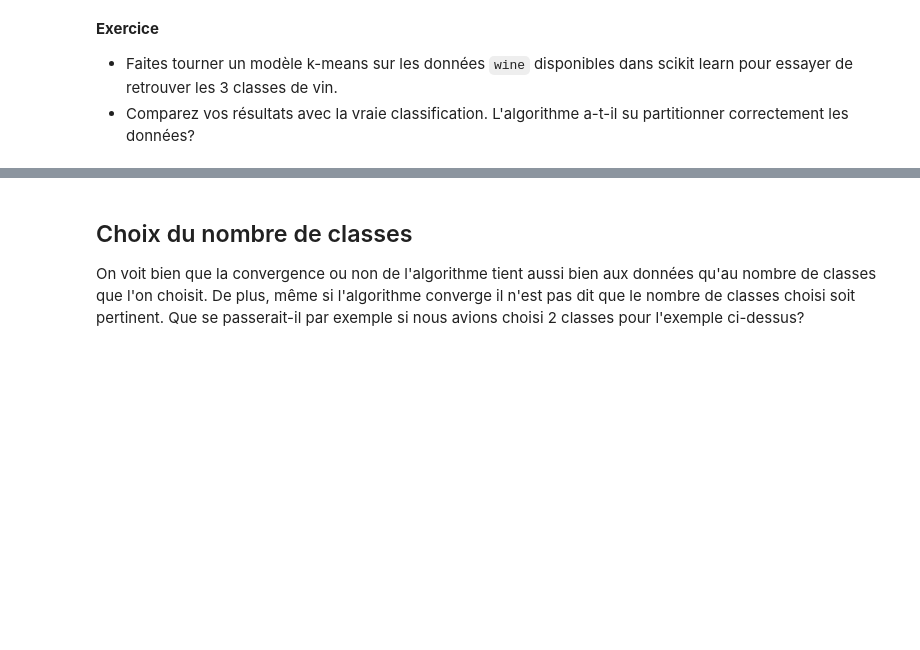
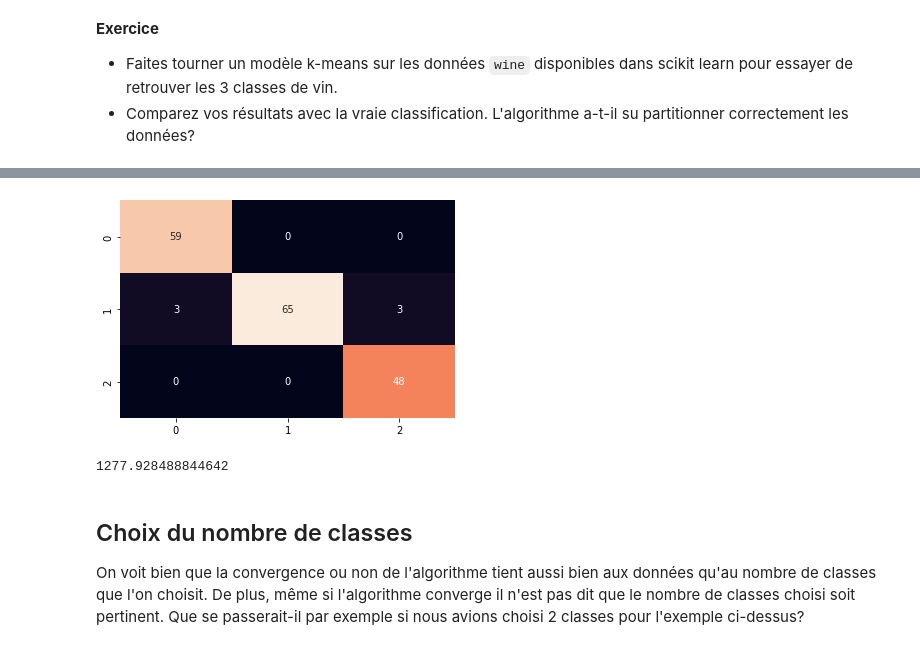
Before and after one commit to louiskuhn/IA-P2-Euskadi, a Jupyter notebook: Ressources/Machine Learning/Clustering/Kmeans et DBSCAN/kmeans_dbscan.ipynb, the cells around one changed output, grey strips where cells are left out. Drawn from its saved outputs; the diff is of its cells as text; code cells hidden in the pictures; blank space fills up the shorter version.

```diff
--- a/Ressources/Machine Learning/Clustering/Kmeans et DBSCAN/kmeans_dbscan.ipynb
+++ b/Ressources/Machine Learning/Clustering/Kmeans et DBSCAN/kmeans_dbscan.ipynb
@@ -26,3 +57,19 @@ __Exercice__
+# %%
+# on doit standardiser
+from sklearn.preprocessing import StandardScaler
+sc = StandardScaler()
+X_sc = sc.fit_transform(X)
+# %%
+# on refait le kmeans et la matrice de confusion
+km = KMeans(n_clusters=3).fit(X_sc)
+sns.heatmap(confusion_matrix(y, km.labels_), annot=True, cbar=False);
+# %% [output]
+[figure, added]
+# %%
+# pour la suite..
+km.inertia_
+# %% [output]
+1277.928488844642
 # %% [markdown]
 ## Choix du nombre de classes
 
```
Also changed, not shown: parts of 10 cells of this notebook, 3 other files.
